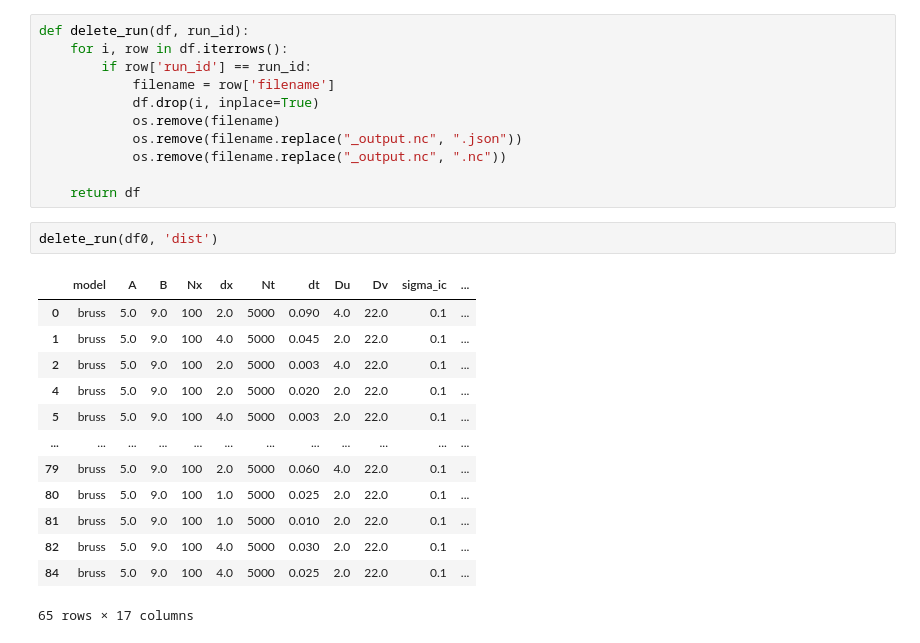
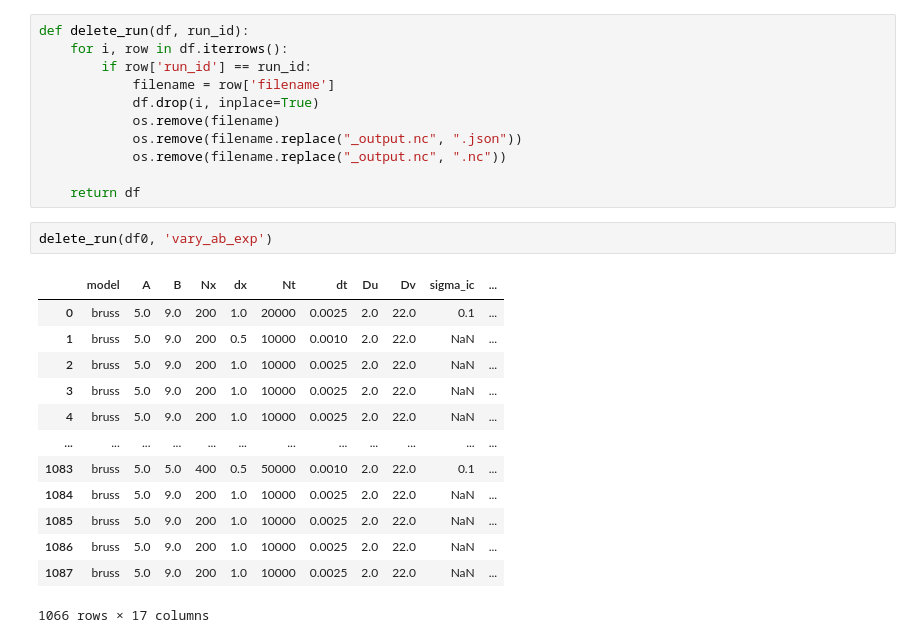
Before and after one commit to valentinvogt/pde-solvers-cuda, a Jupyter notebook: analysis/test.ipynb, the cells around one changed output. Cells and saved outputs as stored; diff of their text form.

```diff
--- a/analysis/test.ipynb
+++ b/analysis/test.ipynb
@@ -67,18 +67,18 @@ def delete_run(df, run_id):
 
     return df
 # %%
-delete_run(df0, 'dist')
+delete_run(df0, 'vary_ab_exp')
 # %% [output]
 |  | model | A | B | Nx | dx | Nt | dt | Du | Dv | sigma_ic | ... |
-| 0 | bruss | 5.0 | 9.0 | 100 | 2.0 | 5000 | 0.090 | 4.0 | 22.0 | 0.1 | ... |
-| 1 | bruss | 5.0 | 9.0 | 100 | 4.0 | 5000 | 0.045 | 2.0 | 22.0 | 0.1 | ... |
-| 2 | bruss | 5.0 | 9.0 | 100 | 2.0 | 5000 | 0.003 | 4.0 | 22.0 | 0.1 | ... |
-| 4 | bruss | 5.0 | 9.0 | 100 | 2.0 | 5000 | 0.020 | 2.0 | 22.0 | 0.1 | ... |
-| 5 | bruss | 5.0 | 9.0 | 100 | 4.0 | 5000 | 0.003 | 2.0 | 22.0 | 0.1 | ... |
+| 0 | bruss | 5.0 | 9.0 | 200 | 1.0 | 20000 | 0.0025 | 2.0 | 22.0 | 0.1 | ... |
+| 1 | bruss | 5.0 | 9.0 | 200 | 0.5 | 10000 | 0.0010 | 2.0 | 22.0 | NaN | ... |
+| 2 | bruss | 5.0 | 9.0 | 200 | 1.0 | 10000 | 0.0025 | 2.0 | 22.0 | NaN | ... |
+| 3 | bruss | 5.0 | 9.0 | 200 | 1.0 | 10000 | 0.0025 | 2.0 | 22.0 | NaN | ... |
+| 4 | bruss | 5.0 | 9.0 | 200 | 1.0 | 10000 | 0.0025 | 2.0 | 22.0 | NaN | ... |
 | ... | ... | ... | ... | ... | ... | ... | ... | ... | ... | ... | ... |
-| 79 | bruss | 5.0 | 9.0 | 100 | 2.0 | 5000 | 0.060 | 4.0 | 22.0 | 0.1 | ... |
-| 80 | bruss | 5.0 | 9.0 | 100 | 1.0 | 5000 | 0.025 | 2.0 | 22.0 | 0.1 | ... |
-| 81 | bruss | 5.0 | 9.0 | 100 | 1.0 | 5000 | 0.010 | 2.0 | 22.0 | 0.1 | ... |
-| 82 | bruss | 5.0 | 9.0 | 100 | 4.0 | 5000 | 0.030 | 2.0 | 22.0 | 0.1 | ... |
-| 84 | bruss | 5.0 | 9.0 | 100 | 4.0 | 5000 | 0.025 | 2.0 | 22.0 | 0.1 | ... |
+| 1083 | bruss | 5.0 | 5.0 | 400 | 0.5 | 50000 | 0.0010 | 2.0 | 22.0 | 0.1 | ... |
+| 1084 | bruss | 5.0 | 9.0 | 200 | 1.0 | 10000 | 0.0025 | 2.0 | 22.0 | NaN | ... |
+| 1085 | bruss | 5.0 | 9.0 | 200 | 1.0 | 10000 | 0.0025 | 2.0 | 22.0 | NaN | ... |
+| 1086 | bruss | 5.0 | 9.0 | 200 | 1.0 | 10000 | 0.0025 | 2.0 | 22.0 | NaN | ... |
+| 1087 | bruss | 5.0 | 9.0 | 200 | 1.0 | 10000 | 0.0025 | 2.0 | 22.0 | NaN | ... |
-65 rows × 17 columns
+1066 rows × 17 columns
```
Also changed, not shown: parts of 1 cell of this notebook, 8 other files.
